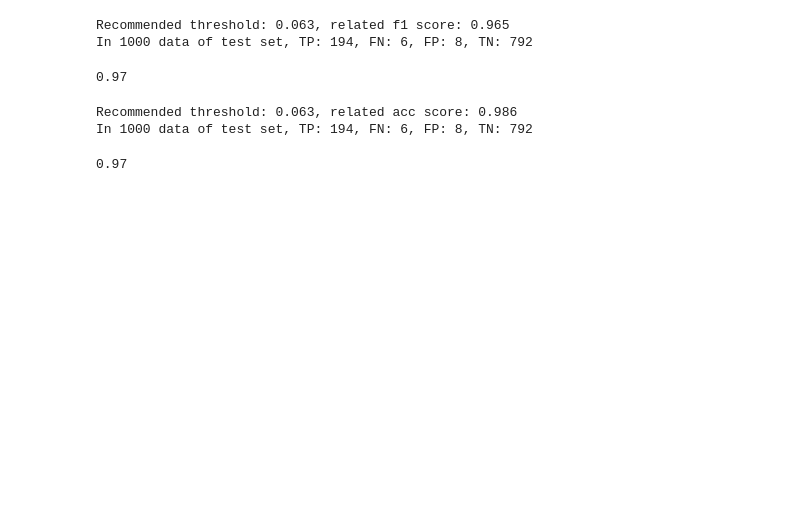
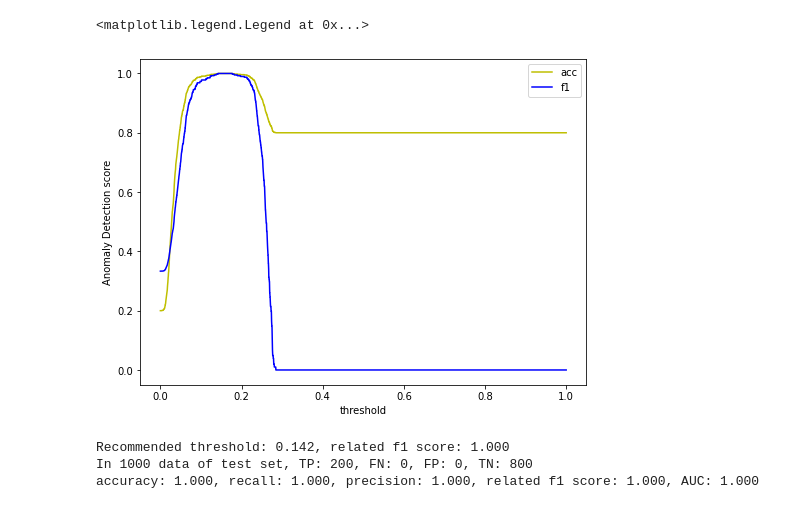
Before and after one commit to BigBeard2001/Face_Anomaly_Detection, a Jupyter notebook: autoencoder.ipynb, the cells around one changed output. Drawn from its saved outputs; the diff is of its cells as text; code cells hidden in the pictures; blank space fills up the shorter version.

```diff
--- a/autoencoder.ipynb
+++ b/autoencoder.ipynb
@@ -89,3 +69,6 @@ print(train.shape)
 test = np.array([cv2.imdecode(np.fromfile(path,dtype=np.uint8),-1)/ 255. for path in testing_img_path])
 test = test.reshape(1000,64,64,3)
 print(test.shape)
+interesting = np.array([cv2.imdecode(np.fromfile(path,dtype=np.uint8),-1)/ 255. for path in interesting_path])
+interesting = interesting.reshape(3,64,64,3)
+print(interesting.shape)
@@ -234,7 +125,7 @@ INFO:tensorflow:Assets written to: autoencoder_cartoon_fc/assets
 # %%
 from tensorflow import keras
-autoencoder = keras.models.load_model('autoencoder_cartoon')
-autoencoder.load_weights("autoencoder_cartoon_weights.h5")
+autoencoder = keras.models.load_model('autoencoder_cartoon_fc')
+autoencoder.load_weights("autoencoder_cartoon_fc_weights.h5")
 # %%
 def plot_AE_history(history):
     plt.plot(history.history.history['loss'],
@@ -271,2 +157,10 @@ plt.scatter(a, np.array(loss_list))
 # %%
 X_test_pred = autoencoder.predict(test)
+# %%
+X_interesting_pred = autoencoder.predict(interesting)
+# %%
+losses_int = []
+for i in range(interesting.shape[0]):
+    interesting_decoded = X_interesting_pred[i]
+    loss_int = np.mean((interesting_decoded-interesting[i])**2)
+    losses_int.append(loss_int)
@@ -317,14 +209,13 @@ TP = ((test_y==1) & (y_pred==1)).sum()
 FN = ((test_y==1) & (y_pred==0)).sum()
 FP = ((test_y==0) & (y_pred==1)).sum()
 TN = ((test_y==0) & (y_pred==0)).sum()
+acc = (TP+TN)/1000
+recall = TP/(TP+FN)
+precision = TP/(TP+FP)
+f1 = 2*precision*recall/(precision+recall)
+auc_score = roc_auc_score(test_y,y_pred)
 print('In %d data of test set, TP: %d, FN: %d, FP: %d, TN: %d'%(len(test_y),TP,FN,FP,TN))
+print('accuracy: %.3f, recall: %.3f, precision: %.3f, related f1 score: %.3f, AUC: %.3f'%(acc,recall,precision,f1, auc_score))
-# %% [output]
-Recommended threshold: 0.063, related f1 score: 0.965
-In 1000 data of test set, TP: 194, FN: 6, FP: 8, TN: 792
-# %%
-TP/(TP+FN)
-# %% [output]
-0.97
 # %%
 i = np.argmax(acc_list)
 t = threshold[i]
@@ -338,11 +229,20 @@ TP = ((test_y==1) & (y_pred==1)).sum()
 FN = ((test_y==1) & (y_pred==0)).sum()
 FP = ((test_y==0) & (y_pred==1)).sum()
 TN = ((test_y==0) & (y_pred==0)).sum()
+acc = (TP+TN)/1000
+recall = TP/(TP+FN)
+precision = TP/(TP+FP)
+f1 = 2*precision*recall/(precision+recall)
+auc_score = roc_auc_score(test_y,y_pred)
 print('In %d data of test set, TP: %d, FN: %d, FP: %d, TN: %d'%(len(test_y),TP,FN,FP,TN))
+print('accuracy: %.3f, recall: %.3f, precision: %.3f, related f1 score: %.3f, AUC: %.3f'%(acc,recall,precision,f1, auc_score))
-# %% [output]
-Recommended threshold: 0.063, related acc score: 0.986
-In 1000 data of test set, TP: 194, FN: 6, FP: 8, TN: 792
-# %%
-TP/(TP+FN)
-# %% [output]
-0.97
+# %%
+plt.figure(figsize=(8,6))
+plt.plot(threshold,acc_list,c = 'y',label = 'acc')
+plt.plot(threshold,f1_list,c = 'b',label = 'f1')
+plt.xlabel('threshold')
+plt.ylabel('Anomaly Detection score')
+plt.legend()
+# %% [output]
+<matplotlib.legend.Legend at 0x...>
+[figure, added]
@@ -348,0 +251,24 @@ TP/(TP+FN)
+# %%
+i = np.argmax(f1_list)
+t = threshold[i]
+score = f1_list[i]
+print('Recommended threshold: %.3f, related f1 score: %.3f'%(t,score))
+
+y_pred = (losses>t).astype(np.int64)
+y_pred = y_pred.reshape(1000,1)
+test_y = test_y.reshape(1000,1)
+TP = ((test_y==1) & (y_pred==1)).sum()
+FN = ((test_y==1) & (y_pred==0)).sum()
+FP = ((test_y==0) & (y_pred==1)).sum()
+TN = ((test_y==0) & (y_pred==0)).sum()
+acc = (TP+TN)/1000
+recall = TP/(TP+FN)
+precision = TP/(TP+FP)
+f1 = 2*precision*recall/(precision+recall)
+auc_score = roc_auc_score(test_y,y_pred)
+print('In %d data of test set, TP: %d, FN: %d, FP: %d, TN: %d'%(len(test_y),TP,FN,FP,TN))
+print('accuracy: %.3f, recall: %.3f, precision: %.3f, related f1 score: %.3f, AUC: %.3f'%(acc,recall,precision,f1, auc_score))
+# %% [output]
+Recommended threshold: 0.142, related f1 score: 1.000
+In 1000 data of test set, TP: 200, FN: 0, FP: 0, TN: 800
+accuracy: 1.000, recall: 1.000, precision: 1.000, related f1 score: 1.000, AUC: 1.000
```
Also changed, not shown: parts of 18 cells of this notebook, 4 other files.
